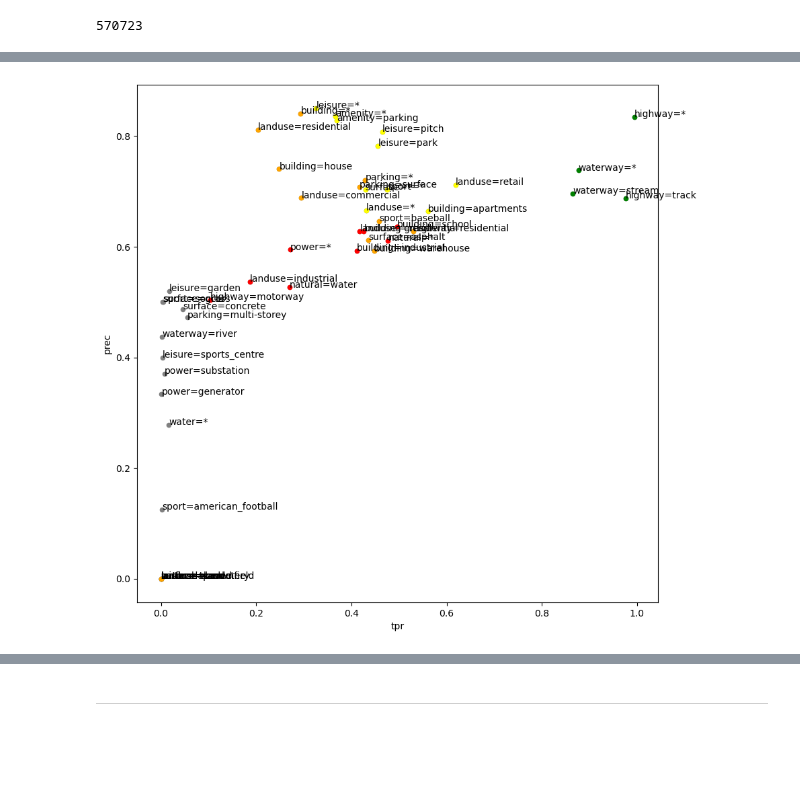
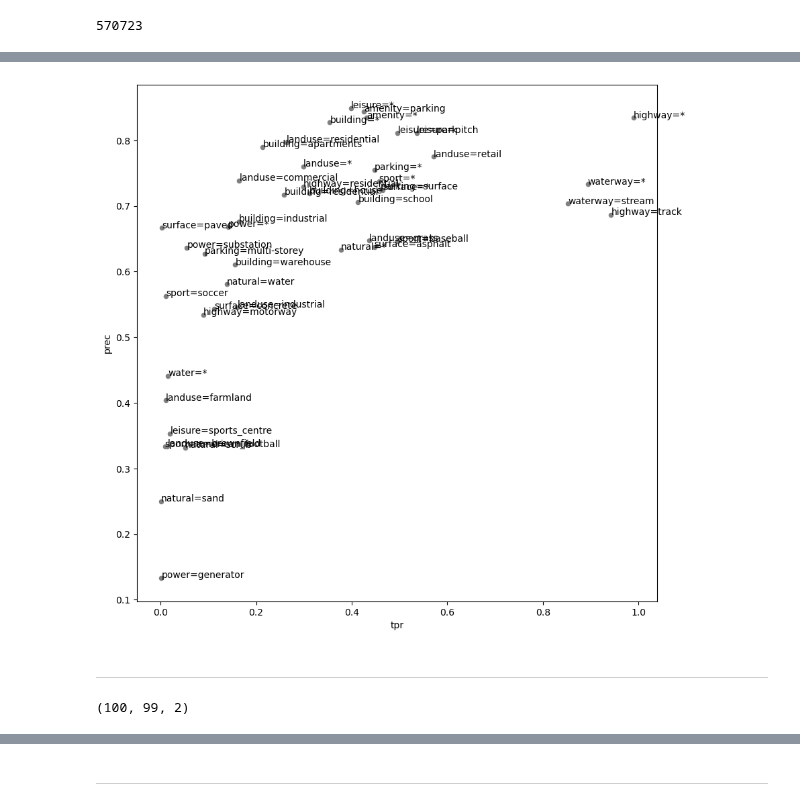
Before and after one commit to Clay-foundation/earth-text, a Jupyter notebook: notebooks/models/04 - multilabel classification.ipynb, the cells around one changed output, grey strips where cells are left out. Cells and saved outputs as stored; diff of their text form; code cells hidden in the pictures; blank space fills up the shorter version.

```diff
--- a/notebooks/models/04 - multilabel classification.ipynb
+++ b/notebooks/models/04 - multilabel classification.ipynb
@@ -148,7 +146,10 @@ acc = lambda y_true, y_pred: np.mean(y_true==y_pred)
 #  'tnr': 0.9821519242111034,
 #  'acc': 0.9543408209300903,
 #  'prec': 0.7041051529853083
-metr = lambda y_true, y_pred: {'tpr': tpr(y_true, y_pred), 'tnr': tnr(y_true, y_pred), 'acc': acc(y_true, y_pred), 'prec': prec(y_true, y_pred)}
+metr = lambda y_true, y_pred: {'tpr': tpr(y_true, y_pred),
+                               # 'tnr': tnr(y_true, y_pred),
+                               # 'acc': acc(y_true, y_pred),
+                               'prec': prec(y_true, y_pred)}
 # %%
 metr(targets.flatten(), predictions.flatten()>.5)
 # %% [output]
@@ -206,15 +190,23 @@ from earthtext.osm import multilabel
 name_dict = multilabel.kvmerged.inverse_codes
 # %%
 ax = r[['tpr', 'prec']].plot(kind='scatter', x='tpr', y='prec', c='gray', figsize=(10,10))
-r[['tpr', 'prec']].loc[classes_difficulty_4].plot(kind='scatter', x='tpr', y='prec', c='red', ax=ax)
-r[['tpr', 'prec']].loc[classes_difficulty_3].plot(kind='scatter', x='tpr', y='prec', c='orange', ax=ax)
-r[['tpr', 'prec']].loc[classes_difficulty_2].plot(kind='scatter', x='tpr', y='prec', c='yellow', ax=ax)
-r[['tpr', 'prec']].loc[classes_difficulty_1].plot(kind='scatter', x='tpr', y='prec', c='green', ax=ax);
 
 for i in range(len(np.array(r.tpr))):
     if not np.isnan(np.array(r.prec)[i]):
-        # print(np.array(r.tpr)[i], np.array(r.prec)[i])
         # ax.text(x=np.array(r.tpr)[i], y=np.array(r.prec)[i], s=list(r.index)[i])
         ax.text(x=np.array(r.tpr)[i], y=np.array(r.prec)[i], s=name_dict[list(r.index)[i]], size=10)
 # %% [output]
-[figure, old version]
+[figure, new version]
+# %% [markdown]
+---
+# %%
+R = []
+for thres in pbar(np.linspace(0, .99, 100)):
+    r = [metr(targets[:,c], predictions[:,c] >= thres) for c in range(targets.shape[-1])]
+    r = pd.DataFrame(r)
+    R.append(r)
+
+R = np.array([r.values for r in R])
+R.shape
+# %% [output]
+(100, 99, 2)
```
Also changed, not shown: parts of 57 cells of this notebook.
